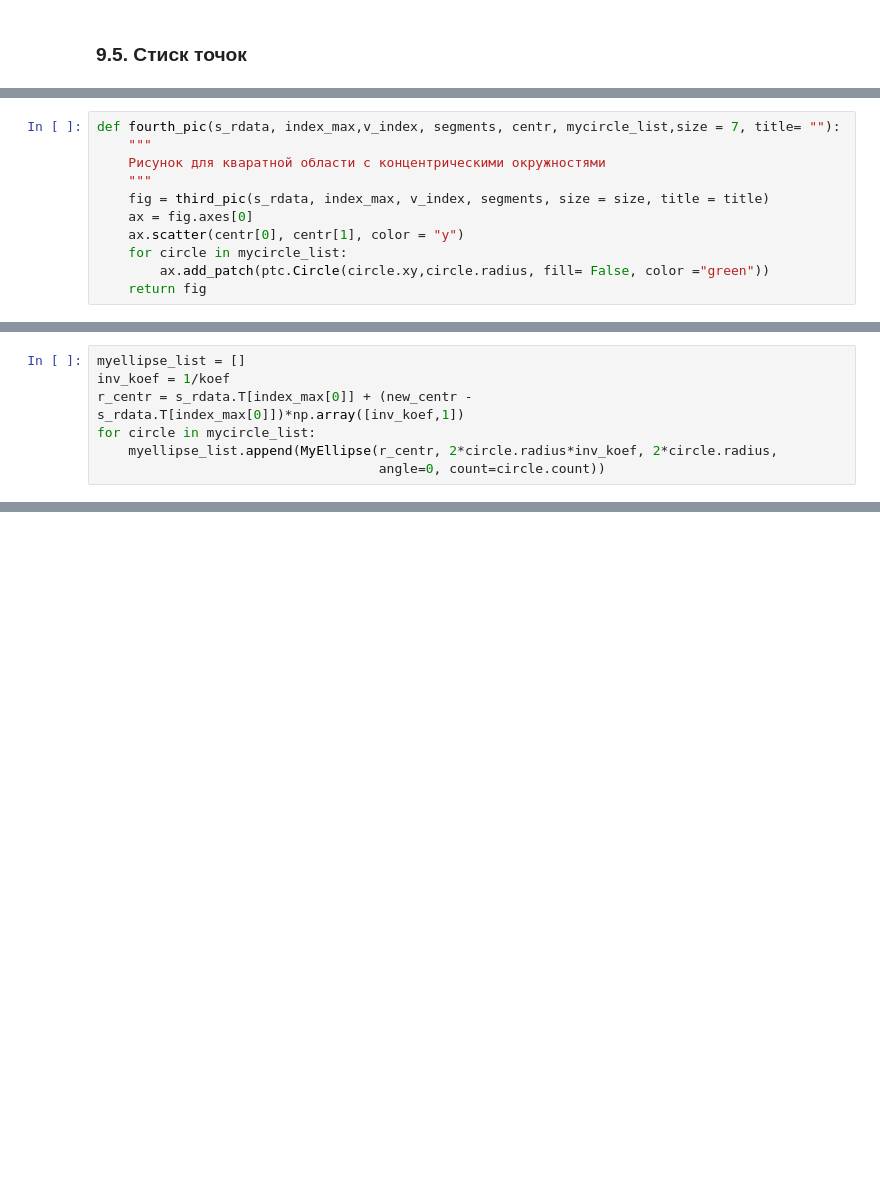
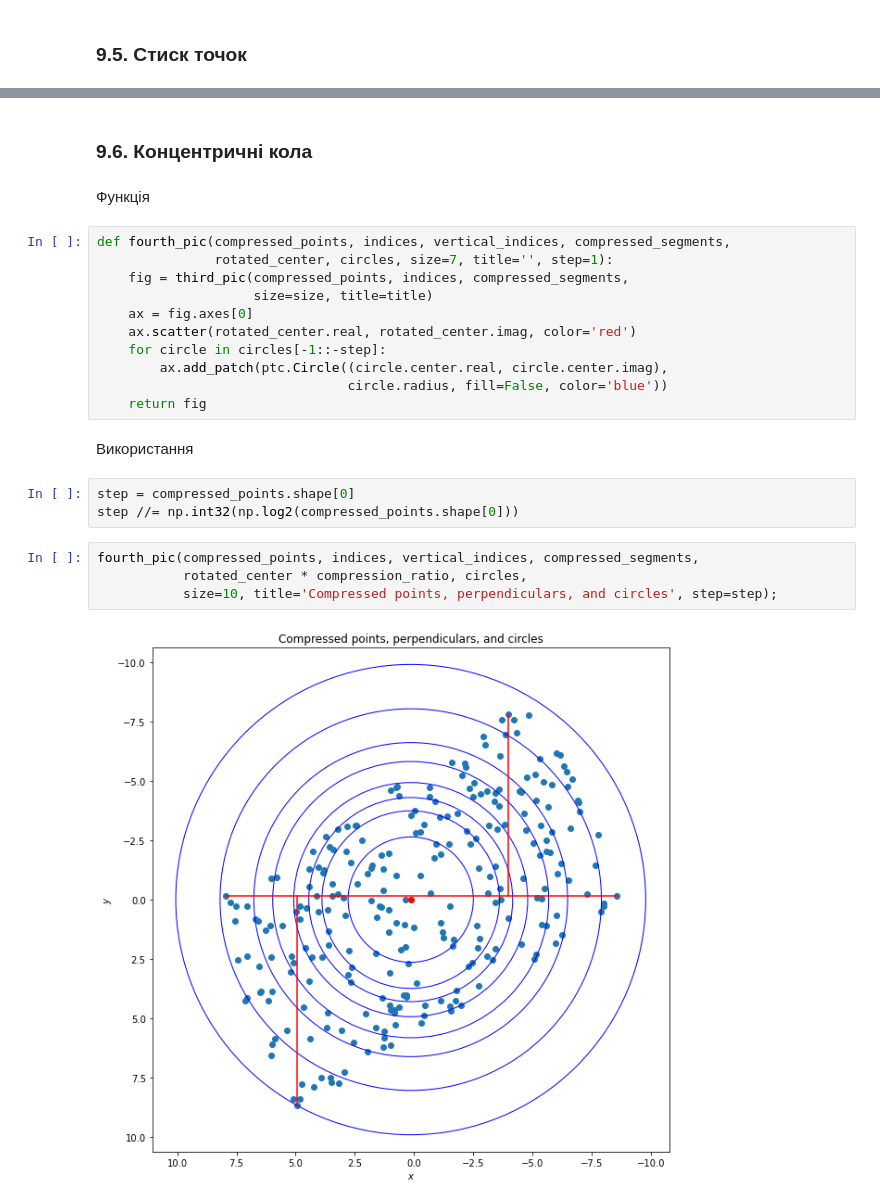
Before and after one commit to Sky-Nik/c5s2, a Jupyter notebook: pattern-recognition/lr1/solution.ipynb, the cells around one changed output, grey strips where cells are left out. Saved outputs shown, nothing was run; the diff lists cells and outputs as text; blank space fills up the shorter version.

```diff
--- a/pattern-recognition/lr1/solution.ipynb
+++ b/pattern-recognition/lr1/solution.ipynb
@@ -305,11 +393,0 @@ MyCircle xy: [-1.83767626 -4.1301984 ], radius: 7.289073292093623,count: 86
-# %%
-def fourth_pic(s_rdata, index_max,v_index, segments, centr, mycircle_list,size = 7, title= ""):
-    """
-    Рисунок для кваратной области с концентрическими окружностями
-    """
-    fig = third_pic(s_rdata, index_max, v_index, segments, size = size, title = title)
-    ax = fig.axes[0]
-    ax.scatter(centr[0], centr[1], color = "y")
-    for circle in mycircle_list:
-        ax.add_patch(ptc.Circle(circle.xy,circle.radius, fill= False, color ="green"))
-    return fig
@@ -344,7 +393,0 @@ class MyEllipse:
-# %%
-myellipse_list = []
-inv_koef = 1/koef
-r_centr = s_rdata.T[index_max[0]] + (new_centr - s_rdata.T[index_max[0]])*np.array([inv_koef,1])
-for circle in mycircle_list:
-    myellipse_list.append(MyEllipse(r_centr, 2*circle.radius*inv_koef, 2*circle.radius,
-                                    angle=0, count=circle.count))
@@ -434,0 +394,26 @@ _= end_pic(data, myellipse_list, centr, size =15 ,title = "Результат")
+# %% [markdown]
+### 9.6. Концентричні кола
+# %% [markdown]
+Функція
+# %%
+def fourth_pic(compressed_points, indices, vertical_indices, compressed_segments,
+               rotated_center, circles, size=7, title='', step=1):
+    fig = third_pic(compressed_points, indices, compressed_segments,
+                    size=size, title=title)
+    ax = fig.axes[0]
+    ax.scatter(rotated_center.real, rotated_center.imag, color='red')
+    for circle in circles[-1::-step]:
+        ax.add_patch(ptc.Circle((circle.center.real, circle.center.imag),
+                                circle.radius, fill=False, color='blue'))
+    return fig
+# %% [markdown]
+Використання
+# %%
+step = compressed_points.shape[0]
+step //= np.int32(np.log2(compressed_points.shape[0]))
+# %%
+fourth_pic(compressed_points, indices, vertical_indices, compressed_segments,
+           rotated_center * compression_ratio, circles,
+           size=10, title='Compressed points, perpendiculars, and circles', step=step);
+# %% [output]
+[figure, added]
```
Also changed, not shown: parts of 86 cells of this notebook, 2 other files.
